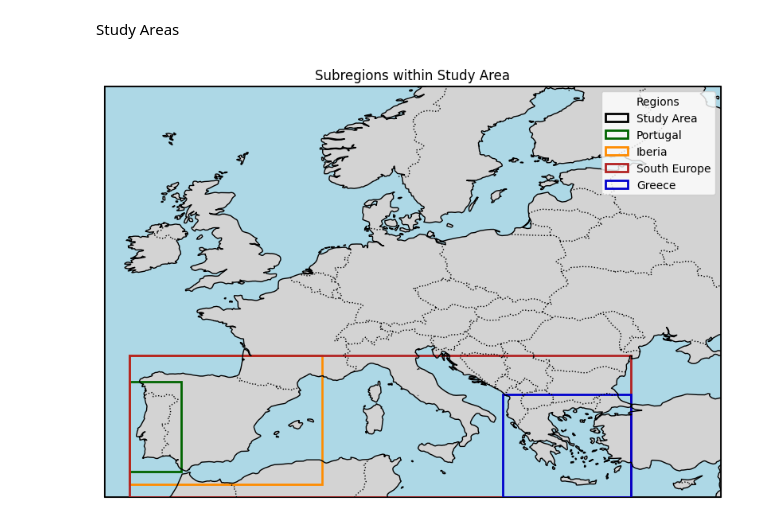
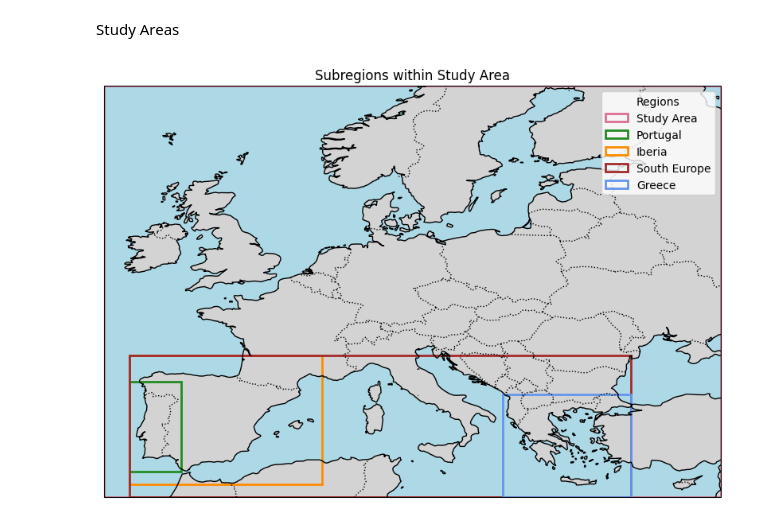
Before and after one commit to Sofs27/Thesis, a Jupyter notebook: Code/PrepareData.ipynb, the cells around one changed output. Saved outputs shown, nothing was run; the diff lists cells and outputs as text; code cells hidden in the pictures.

Commit message:
new colors and save image

```diff
--- a/Code/PrepareData.ipynb
+++ b/Code/PrepareData.ipynb
@@ -1024,39 +1024,39 @@ from matplotlib.patches import Rectangle
 
 # Define regions and their colors
 regions = {
-    'Study Area':   {'coords': (66, -12, 34, 36), 'color': 'black'},
-    'Portugal':     {'coords': (43, -10, 36, -6), 'color': 'darkgreen'},
+    'Study Area':   {'coords': (66, -12, 34, 36), 'color': 'palevioletred'},
+    'Portugal':     {'coords': (43, -10, 36, -6), 'color': 'forestgreen'},
     'Iberia':       {'coords': (45, -10, 35, 5),  'color': 'darkorange'},
-    'South Europe': {'coords': (45, -10, 34, 29), 'color': 'firebrick'},
-    'Greece':       {'coords': (42, 19, 34, 29),  'color': 'mediumblue'},
+    'South Europe': {'coords': (45, -10, 34, 29), 'color': 'brown'},
+    'Greece':       {'coords': (42, 19, 34, 29),  'color': 'cornflowerblue'},
 }
 
 # Plot setup
 fig = plt.figure(figsize=(10, 10))
 ax = plt.axes(projection=ccrs.PlateCarree())
 ax.set_extent([-12, 36, 34, 66], crs=ccrs.PlateCarree())
 
 # Add map features
 ax.add_feature(cfeature.COASTLINE)
 ax.add_feature(cfeature.BORDERS, linestyle=':')
 ax.add_feature(cfeature.LAND, facecolor='lightgray')
 ax.add_feature(cfeature.OCEAN, facecolor='lightblue')
 
 # Plot each rectangle
 handles = []
 for name, info in regions.items():
     lat_max, lon_min, lat_min, lon_max = info['coords']
     color = info['color']
     width = lon_max - lon_min
     height = lat_max - lat_min
     rect = Rectangle((lon_min, lat_min), width, height,
                      linewidth=2, edgecolor=color, facecolor='none', label=name)
     ax.add_patch(rect)
     handles.append(rect)
 
 # Add legend in the upper right
 plt.legend(handles=handles, loc='upper right', title='Regions')
 plt.title('Subregions within Study Area')
 plt.show()
 # %% [output]
-[figure, old version]
+[figure, new version]
```
